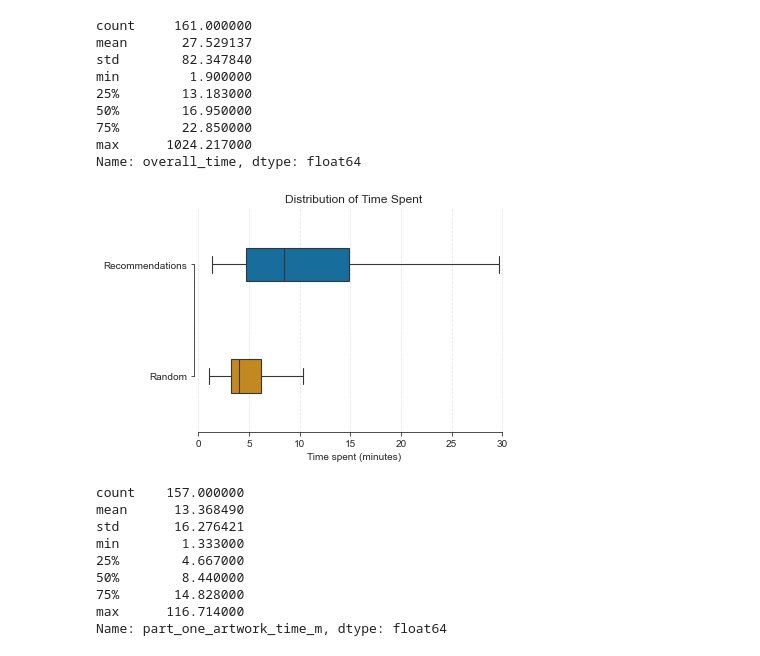
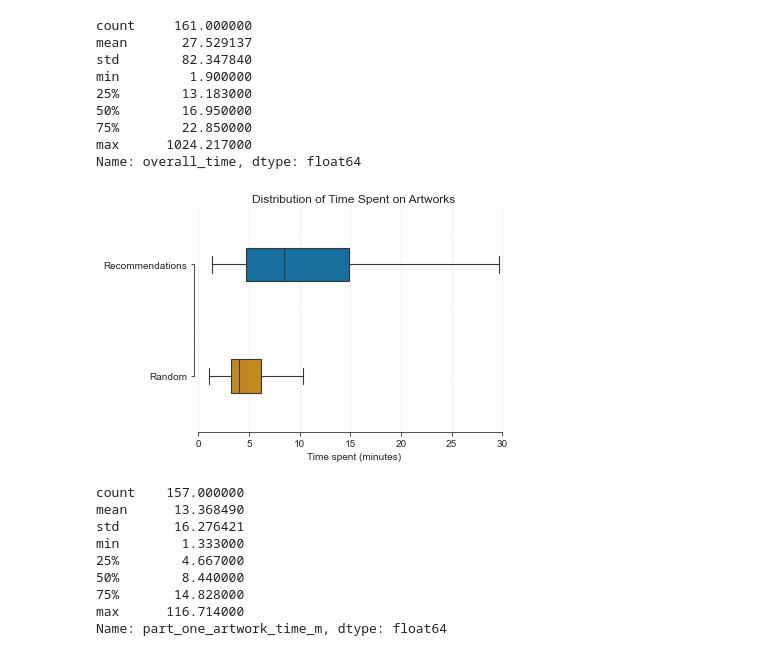
Before and after one commit to MuseRec/analytics, a Jupyter notebook: notebooks/interactions.ipynb, the cells around one changed output. Saved outputs shown, nothing was run; the diff lists cells and outputs as text; code cells hidden in the pictures.

```diff
--- a/notebooks/interactions.ipynb
+++ b/notebooks/interactions.ipynb
@@ -99,27 +99,27 @@ Name: overall_time, dtype: float64
 # %%
 p = sns.boxplot(
     data = interaction_statistics[['part_one_artwork_time_m', 'part_two_artwork_time_m']],
     orient = 'h',
     width = 0.3,
     linewidth = 1.1,
     notch = False,
     showfliers = False,
 )
 p.set(
     xlabel = 'Time spent (minutes)',
     yticklabels = [
         'Recommendations', 'Random'
     ],
     # xticks = [0, 5, 10, 15, 20],
-    title = 'Distribution of Time Spent'
+    title = 'Distribution of Time Spent on Artworks'
 )
 p.xaxis.grid(True, alpha = 0.5, linestyle = 'dashed')
 p.set_axisbelow(True)
 sns.despine(trim = True)
 plt.tight_layout()
 plt.show()
 # %% [output]
-[figure, old version]
+[figure, new version]
 # %%
 interaction_statistics['part_one_artwork_time_m'].describe()
 # %% [output]
```
Also changed, not shown: parts of 12 cells of this notebook.
